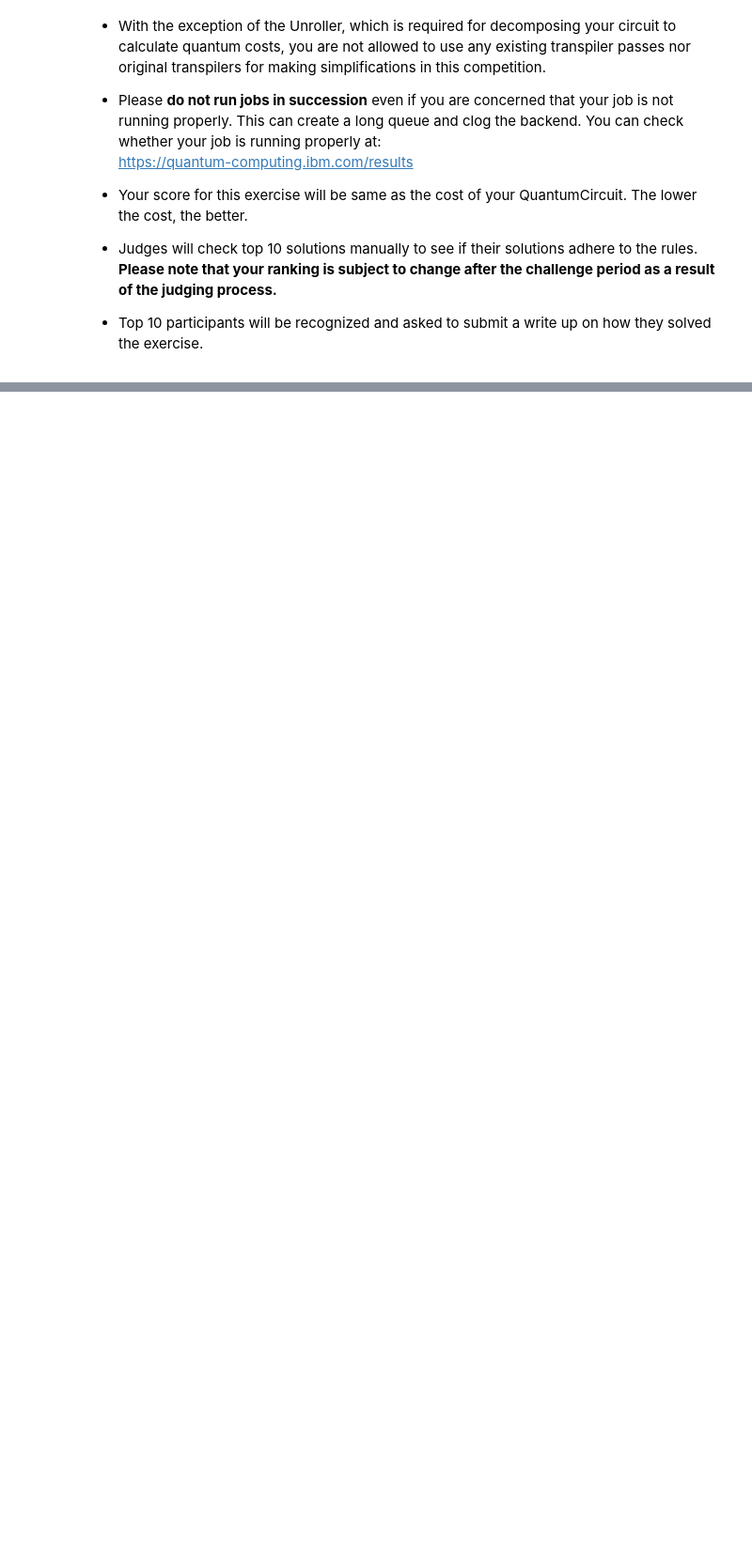
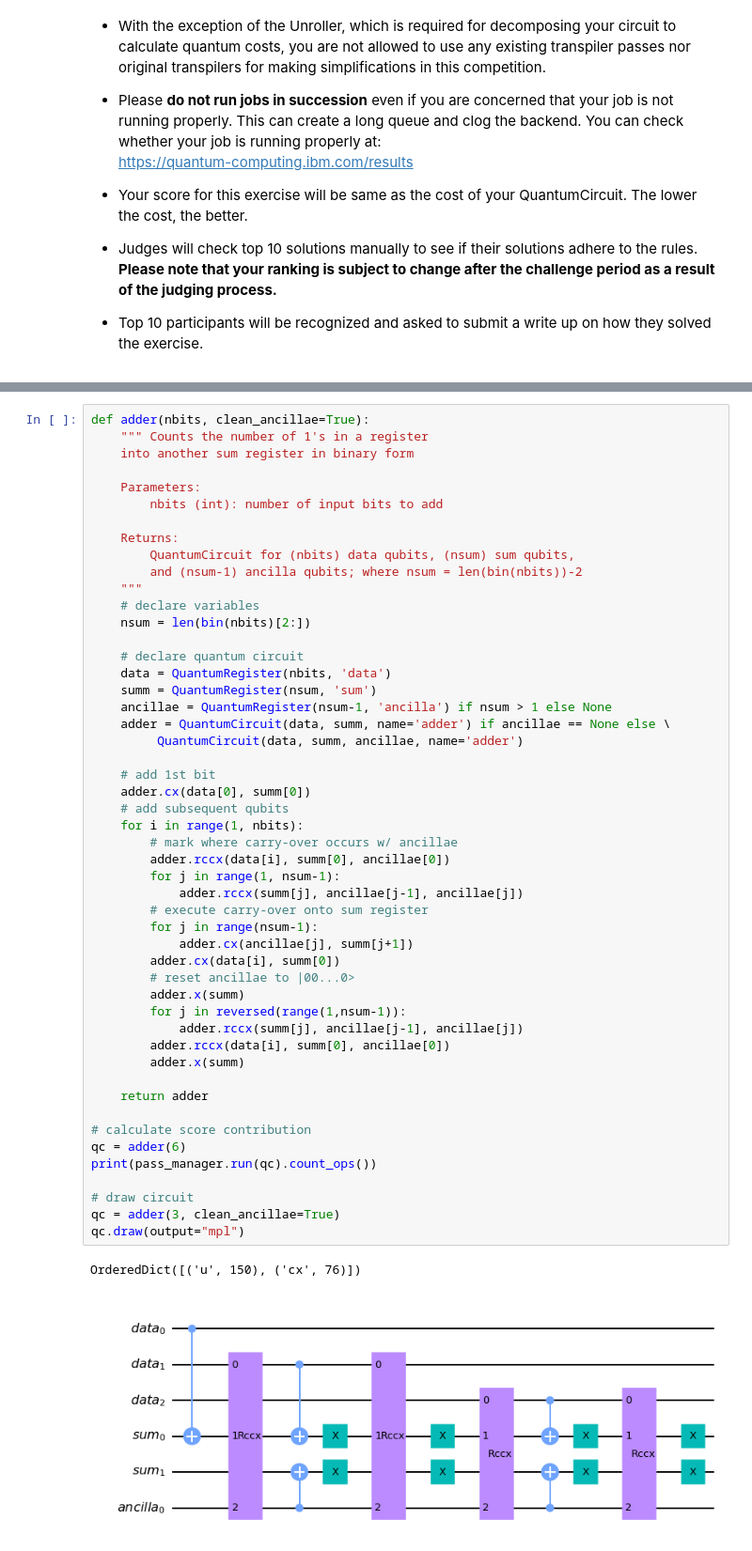
Before and after one commit to qiskit-community/IBMQuantumChallenge2020, a Jupyter notebook: exercises/week-3/final_en.ipynb, the cells around one changed output, grey strips where cells are left out. Shown at 94% size. Drawn from its saved outputs; the diff is of its cells as text; blank space fills up the shorter version.

```diff
--- a/exercises/week-3/final_en.ipynb
+++ b/exercises/week-3/final_en.ipynb
@@ -107,0 +215,53 @@ def week3_ans_func(problem_set):
+# %%
+def adder(nbits, clean_ancillae=True):
+    """ Counts the number of 1's in a register
+    into another sum register in binary form
+
+    Parameters:
+        nbits (int): number of input bits to add
+
+    Returns:
+        QuantumCircuit for (nbits) data qubits, (nsum) sum qubits,
+        and (nsum-1) ancilla qubits; where nsum = len(bin(nbits))-2
+    """
+    # declare variables
+    nsum = len(bin(nbits)[2:])
+
+    # declare quantum circuit
+    data = QuantumRegister(nbits, 'data')
+    summ = QuantumRegister(nsum, 'sum')
+    ancillae = QuantumRegister(nsum-1, 'ancilla') if nsum > 1 else None
+    adder = QuantumCircuit(data, summ, name='adder') if ancillae == None else \
+         QuantumCircuit(data, summ, ancillae, name='adder')
+
+    # add 1st bit
+    adder.cx(data[0], summ[0])
+    # add subsequent qubits
+    for i in range(1, nbits):
+        # mark where carry-over occurs w/ ancillae
+        adder.rccx(data[i], summ[0], ancillae[0])
+        for j in range(1, nsum-1):
+            adder.rccx(summ[j], ancillae[j-1], ancillae[j])
+        # execute carry-over onto sum register
+        for j in range(nsum-1):
+            adder.cx(ancillae[j], summ[j+1])
+        adder.cx(data[i], summ[0])
+        # reset ancillae to |00...0>
+        adder.x(summ)
+        for j in reversed(range(1,nsum-1)):
+            adder.rccx(summ[j], ancillae[j-1], ancillae[j])
+        adder.rccx(data[i], summ[0], ancillae[0])
+        adder.x(summ)
+
+    return adder
+
+# calculate score contribution
+qc = adder(6)
+print(pass_manager.run(qc).count_ops())
+
+# draw circuit
+qc = adder(3, clean_ancillae=True)
+qc.draw(output="mpl")
+# %% [output]
+OrderedDict([('u', 150), ('cx', 76)])
+[figure, added]
```
Also changed, not shown: parts of 27 cells of this notebook, 51 other files.
